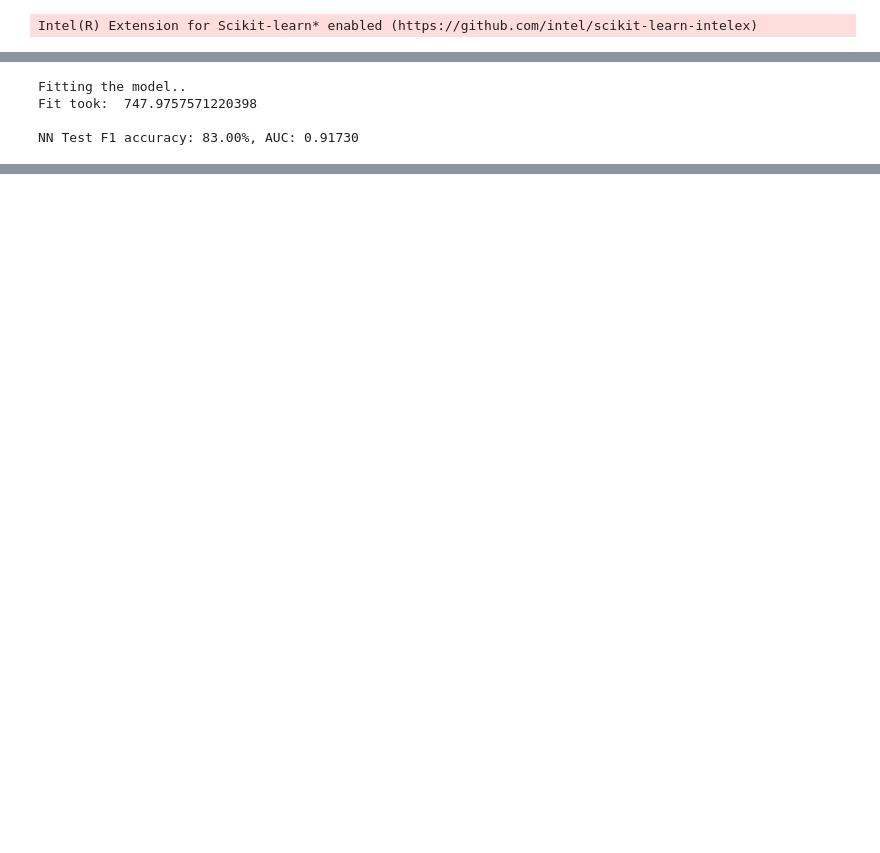
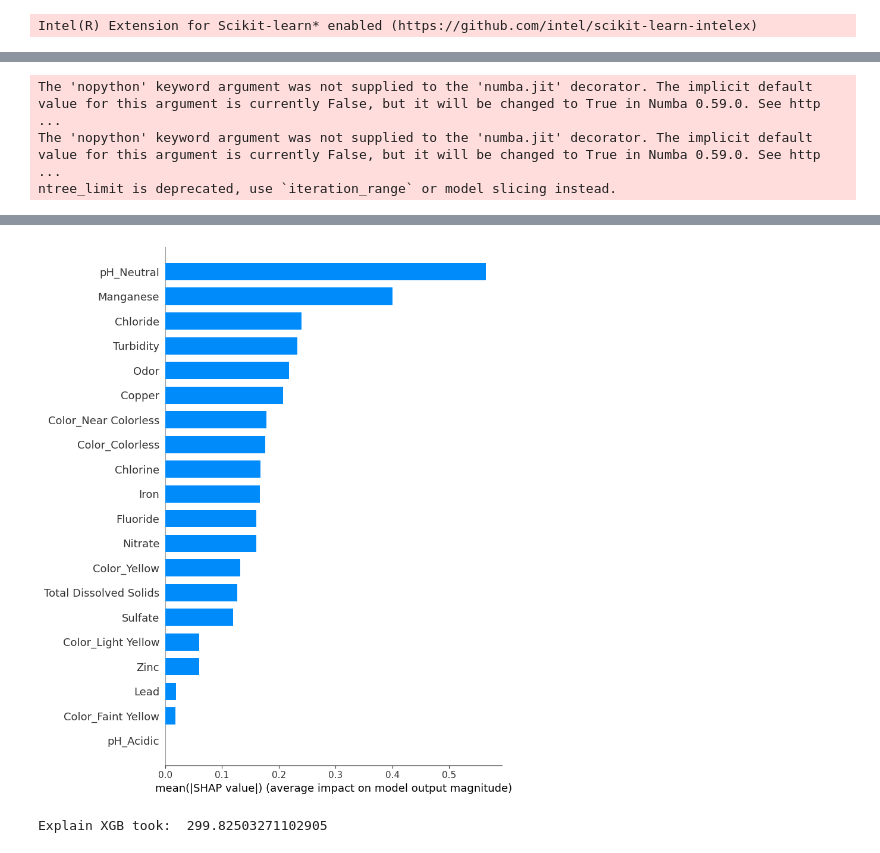
Before and after one commit to 1993hzh/intel-hackathon, a Jupyter notebook: water_predict.ipynb, the cells around one changed output, grey strips where cells are left out. Drawn from its saved outputs; the diff is of its cells as text; code cells hidden in the pictures; blank space fills up the shorter version.

```diff
--- a/water_predict.ipynb
+++ b/water_predict.ipynb
@@ -242,11 +222,11 @@ best_hyperparameters = {
     'scale_pos_weight': ratio.round(2),
     'tree_method': 'hist',
     'random_state': 21,
-#     'gamma': 5, 'max_depth': 5, 'min_child_weight': 5
+    'gamma': 5, 'max_depth': 5, 'min_child_weight': 5
 #     'gamma': 1.5, 'max_depth': 5, 'min_child_weight': 1
 #     'gamma': 1, 'max_depth': 5, 'min_child_weight': 10
 #     'gamma': 0.5, 'max_depth': 5, 'min_child_weight': 5
-    'gamma': 1, 'max_depth': 5, 'min_child_weight': 5
+#     'gamma': 1, 'max_depth': 5, 'min_child_weight': 5
 }
 xgb = XGBClassifier(**best_hyperparameters)
 
@@ -261,6 +241,6 @@ xgb_auc = roc_auc_score(y_test, xgb_prob)
 xgb_f1 = f1_score(y_test, xgb_pred)
 
 ## Print model results ##
-print("\nXGB Test F1 accuracy: {:.2f}%, AUC: {:.5f}".format(xgb_f1*100,xgb_auc))
+print("XGB Test F1 accuracy: {:.2f}%, AUC: {:.5f}".format(xgb_f1*100,xgb_auc))
 # %% [output]
 Fitting the model..
@@ -298,28 +276,47 @@ RF Test F1 accuracy: 83.26%, AUC: 0.91885
 # %%
-## Initialize MLP model with the best hyperparameters ##
-ratio = float(np.sum(y_train == 0)) / np.sum(y_train == 1)
-best_hyperparameters = {
-    'max_iter': 200,
-    'random_state': 21,
-#     'solver': 'sgd', 'learning_rate': 'adaptive', 'hidden_layer_sizes': (50, 100, 50), 'alpha': 0.05, 'activation': 'relu'
-    'solver': 'adam', 'learning_rate': 'constant', 'hidden_layer_sizes': (50, 100, 50), 'alpha': 0.05, 'activation': 'relu'
-}
-nn = MLPClassifier(**best_hyperparameters)
+# ## Initialize MLP model with the best hyperparameters ##
+# ratio = float(np.sum(y_train == 0)) / np.sum(y_train == 1)
+# best_hyperparameters = {
+#     'max_iter': 200,
+#     'random_state': 21,
+# #     'solver': 'sgd', 'learning_rate': 'adaptive', 'hidden_layer_sizes': (50, 100, 50), 'alpha': 0.05, 'activation': 'relu'
+#     'solver': 'adam', 'learning_rate': 'constant', 'hidden_layer_sizes': (50, 100, 50), 'alpha': 0.05, 'activation': 'relu'
+# }
+# nn = MLPClassifier(**best_hyperparameters)
 
-print("\nFitting the model..")
-start_fit = time.time()
-nn.fit(X_train, y_train)
-print("Fit took: ", time.time() - start_fit)
+# print("\nFitting the model..")
+# start_fit = time.time()
+# nn.fit(X_train, y_train)
+# print("Fit took: ", time.time() - start_fit)
 
-nn_prob = nn.predict_proba(X_test)[:,1]
-nn_pred = pd.Series(nn.predict(X_test), name='Target')
-nn_auc = roc_auc_score(y_test, nn_prob)
-nn_f1 = f1_score(y_test, nn_pred)
+# nn_prob = nn.predict_proba(X_test)[:,1]
+# nn_pred = pd.Series(nn.predict(X_test), name='Target')
+# nn_auc = roc_auc_score(y_test, nn_prob)
+# nn_f1 = f1_score(y_test, nn_pred)
 
-## Print model results ##
-print("\nNN Test F1 accuracy: {:.2f}%, AUC: {:.5f}".format(nn_f1*100,nn_auc))
+# ## Print model results ##
+# print("NN Test F1 accuracy: {:.2f}%, AUC: {:.5f}".format(nn_f1*100,nn_auc))
-# %% [output]
-Fitting the model..
-Fit took:  747.9757571220398
-
-NN Test F1 accuracy: 83.00%, AUC: 0.91730
+# %%
+import shap
+
+columns = [x for x in data.columns if x != 'Target']
+df = pd.DataFrame(X_train, columns=columns)
+
+start = time.time()
+xgb_explainer = shap.TreeExplainer(xgb)
+xgb_shap_values = xgb_explainer.shap_values(df)
+shap.initjs()
+shap.summary_plot(xgb_shap_values, df, plot_type="bar")
+print("Explain XGB took: ", time.time() - start)
+
+start = time.time()
+sampled_df = df.sample(n=500)
+rf_explainer = shap.TreeExplainer(rfc)
+rf_shap_values = rf_explainer.shap_values(sampled_df)
+shap.initjs()
+shap.summary_plot(rf_shap_values, sampled_df, plot_type="bar")
+print("Explain RF took: ", time.time() - start)
+# %% [output]
+The 'nopython' keyword argument was not supplied to the 'numba.jit' decorator. The implicit default value for this argument is currently False, but it will be changed to True in Numba 0.59.0. See http ...
+The 'nopython' keyword argument was not supplied to the 'numba.jit' decorator. The implicit default value for this argument is currently False, but it will be changed to True in Numba 0.59.0. See http ...
+ntree_limit is deprecated, use `iteration_range` or model slicing instead.
@@ -325,0 +324,2 @@ NN Test F1 accuracy: 83.00%, AUC: 0.91730
+[figure, added]
+Explain XGB took:  299.82503271102905
```
Also changed, not shown: parts of 14 cells of this notebook.
